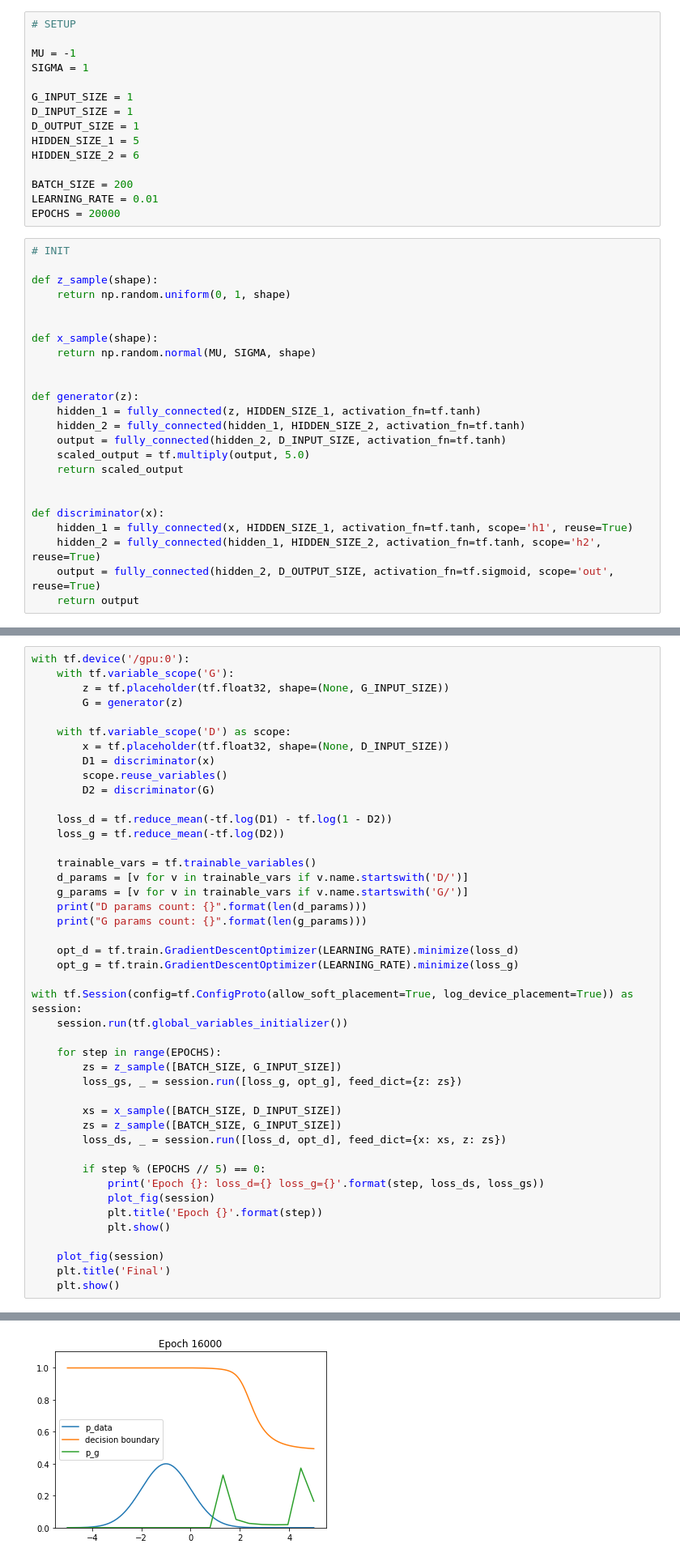
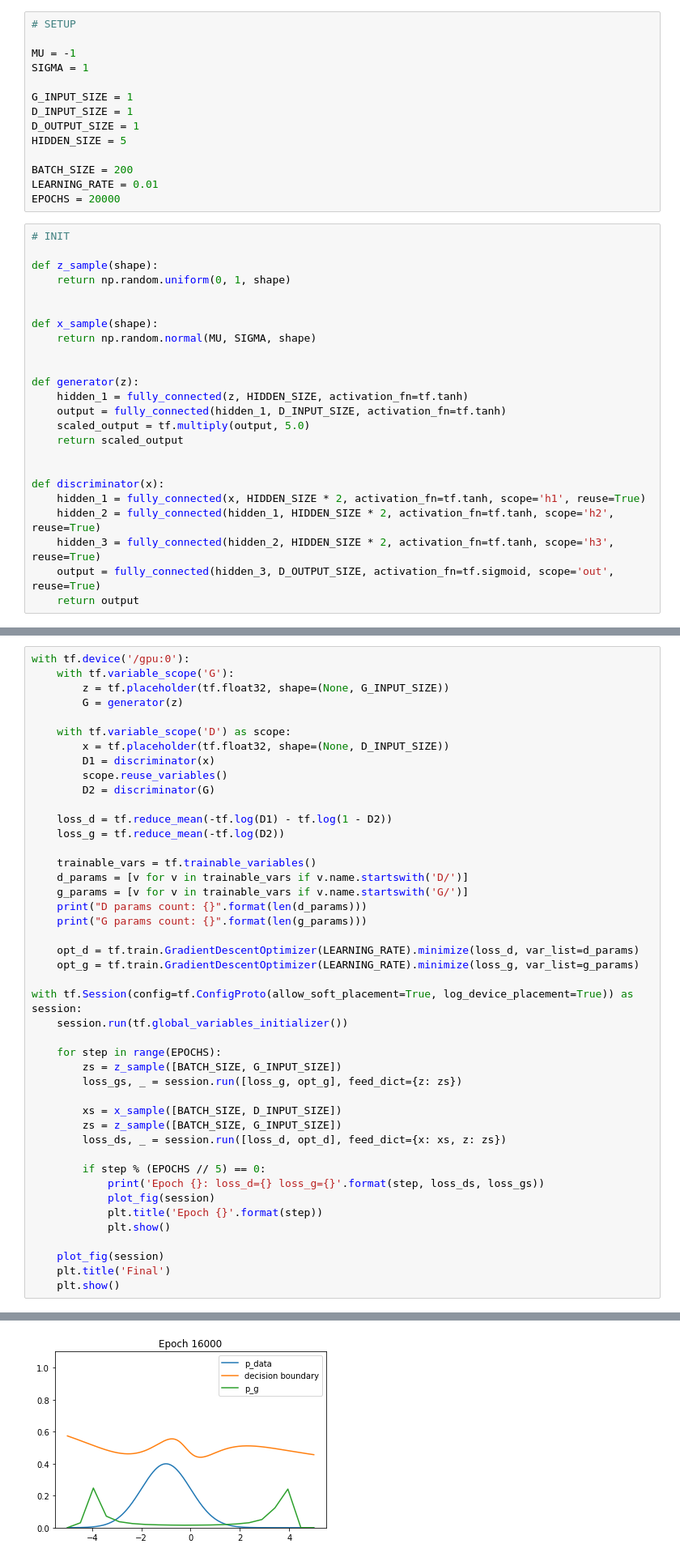
Before and after one commit to andyswec/gan-tutorial, a Jupyter notebook: Simple_GAN.ipynb, the cells around one changed output, grey strips where cells are left out. Shown: that part at 81% size. Drawn from its saved outputs; the diff is of its cells as text.

Commit message:
Specify variables to optimize + Make discriminator more powerful than generator

```diff
--- a/Simple_GAN.ipynb
+++ b/Simple_GAN.ipynb
@@ -14,8 +14,7 @@ SIGMA = 1
 G_INPUT_SIZE = 1
 D_INPUT_SIZE = 1
 D_OUTPUT_SIZE = 1
-HIDDEN_SIZE_1 = 5
-HIDDEN_SIZE_2 = 6
+HIDDEN_SIZE = 5
 
 BATCH_SIZE = 200
 LEARNING_RATE = 0.01
@@ -32,17 +31,17 @@ def x_sample(shape):
 
 
 def generator(z):
-    hidden_1 = fully_connected(z, HIDDEN_SIZE_1, activation_fn=tf.tanh)
-    hidden_2 = fully_connected(hidden_1, HIDDEN_SIZE_2, activation_fn=tf.tanh)
-    output = fully_connected(hidden_2, D_INPUT_SIZE, activation_fn=tf.tanh)
+    hidden_1 = fully_connected(z, HIDDEN_SIZE, activation_fn=tf.tanh)
+    output = fully_connected(hidden_1, D_INPUT_SIZE, activation_fn=tf.tanh)
     scaled_output = tf.multiply(output, 5.0)
     return scaled_output
 
 
 def discriminator(x):
-    hidden_1 = fully_connected(x, HIDDEN_SIZE_1, activation_fn=tf.tanh, scope='h1', reuse=True)
-    hidden_2 = fully_connected(hidden_1, HIDDEN_SIZE_2, activation_fn=tf.tanh, scope='h2', reuse=True)
-    output = fully_connected(hidden_2, D_OUTPUT_SIZE, activation_fn=tf.sigmoid, scope='out', reuse=True)
+    hidden_1 = fully_connected(x, HIDDEN_SIZE * 2, activation_fn=tf.tanh, scope='h1', reuse=True)
+    hidden_2 = fully_connected(hidden_1, HIDDEN_SIZE * 2, activation_fn=tf.tanh, scope='h2', reuse=True)
+    hidden_3 = fully_connected(hidden_2, HIDDEN_SIZE * 2, activation_fn=tf.tanh, scope='h3', reuse=True)
+    output = fully_connected(hidden_3, D_OUTPUT_SIZE, activation_fn=tf.sigmoid, scope='out', reuse=True)
     return output
 # %%
 def plot_fig(session):
@@ -94,8 +93,8 @@ with tf.device('/gpu:0'):
     print("D params count: {}".format(len(d_params)))
     print("G params count: {}".format(len(g_params)))
 
-    opt_d = tf.train.GradientDescentOptimizer(LEARNING_RATE).minimize(loss_d)
-    opt_g = tf.train.GradientDescentOptimizer(LEARNING_RATE).minimize(loss_g)
+    opt_d = tf.train.GradientDescentOptimizer(LEARNING_RATE).minimize(loss_d, var_list=d_params)
+    opt_g = tf.train.GradientDescentOptimizer(LEARNING_RATE).minimize(loss_g, var_list=g_params)
 
 with tf.Session(config=tf.ConfigProto(allow_soft_placement=True, log_device_placement=True)) as session:
     session.run(tf.global_variables_initializer())
@@ -132 +131 @@ Epoch 16000: loss_d=0.7040418386459351 loss_g=0.7002391815185547
-[figure, old version]
+[figure, new version]
```
Also changed, not shown: parts of 1 cell of this notebook.
